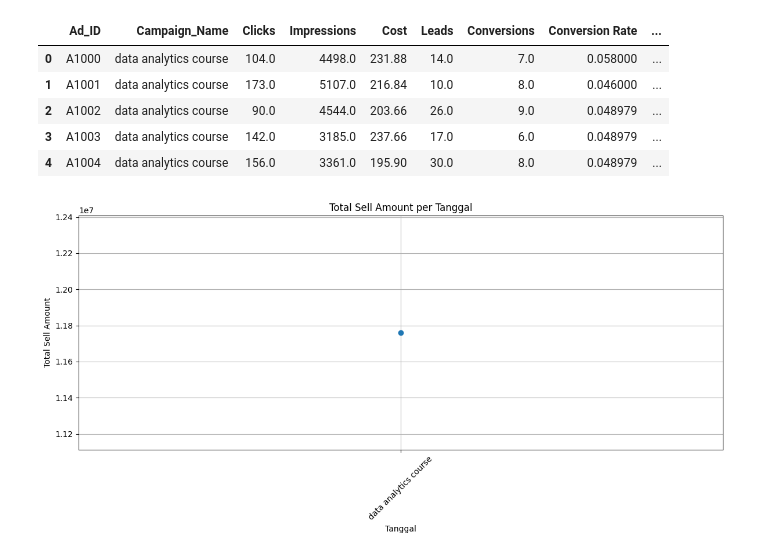
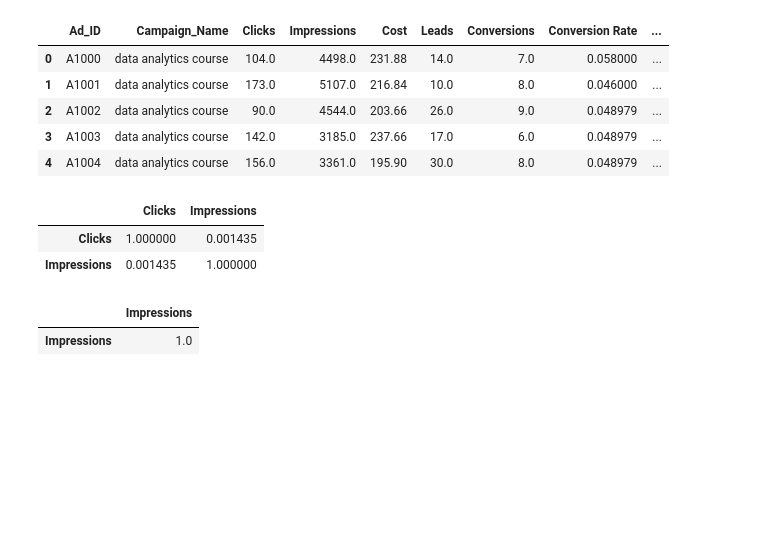
Before and after one commit to CodeRei067/data-science-3, a Jupyter notebook: Notebooks/eda.ipynb, the cells around one changed output. Saved outputs shown, nothing was run; the diff lists cells and outputs as text; code cells hidden in the pictures; blank space fills up the shorter version.

```diff
--- a/Notebooks/eda.ipynb
+++ b/Notebooks/eda.ipynb
@@ -305,20 +305,13 @@ df.head()
 | 3 | A1003 | data analytics course | 142.0 | 3185.0 | 237.66 | 17.0 | 6.0 | 0.048979 | ... |
 | 4 | A1004 | data analytics course | 156.0 | 3361.0 | 195.90 | 30.0 | 8.0 | 0.048979 | ... |
 # %%
-impres_ad = df.groupby("Campaign_Name")["Impressions"].sum()
-
-plt.figure(figsize=(12, 6))
-
-plt.plot(impres_ad.index, impres_ad.values, marker="o")
-
-plt.title("Total Sell Amount per Tanggal")
-plt.xlabel("Tanggal")
-plt.ylabel("Total Sell Amount")
-plt.grid(True)
-
-plt.xticks(rotation=45)
-plt.tight_layout()
-
-plt.show()
+df[['Clicks', 'Impressions']].corr(numeric_only=True)
 # %% [output]
-[figure, removed]
+|  | Clicks | Impressions |
+| Clicks | 1.000000 | 0.001435 |
+| Impressions | 0.001435 | 1.000000 |
+# %%
+df[['Campaign_Name', 'Impressions']].corr(numeric_only=True)
+# %% [output]
+|  | Impressions |
+| Impressions | 1.0 |
```
